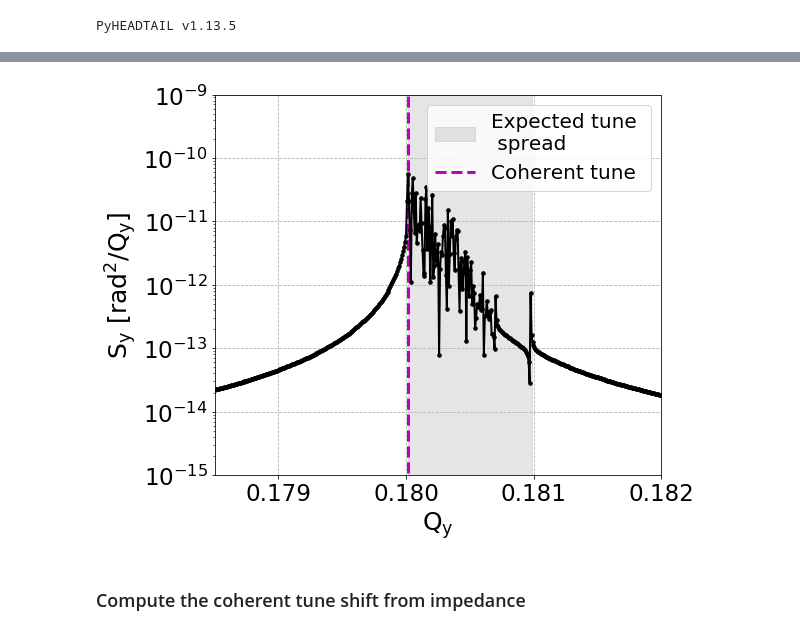
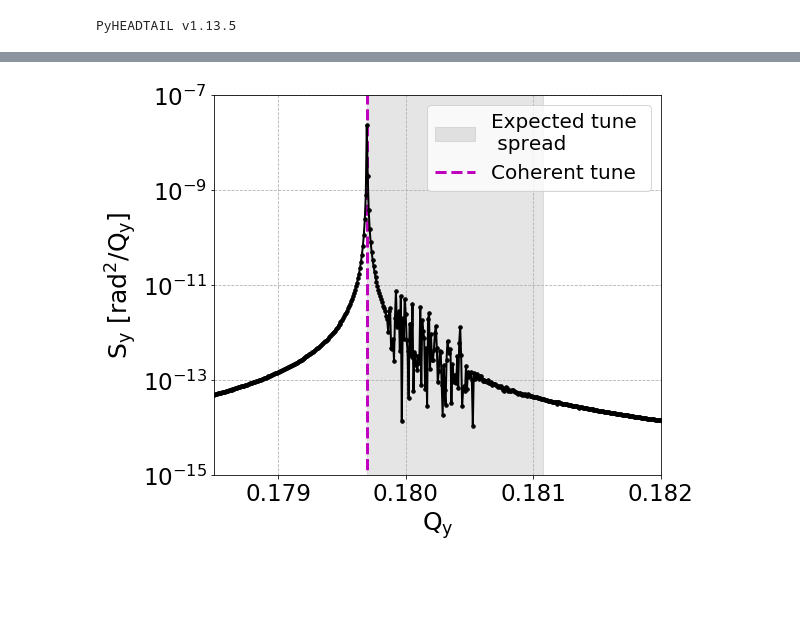
Before and after one commit to natriant/cc_rf_noise_pyheadtail, a Jupyter notebook: post_process_analysis/job007a_SchottkyNoiseAnalysis_onBunchCentroid-1study.ipynb, the cells around one changed output, grey strips where cells are left out. Drawn from its saved outputs; the diff is of its cells as text; code cells hidden in the pictures; blank space fills up the shorter version.

```diff
--- a/post_process_analysis/job007a_SchottkyNoiseAnalysis_onBunchCentroid-1study.ipynb
+++ b/post_process_analysis/job007a_SchottkyNoiseAnalysis_onBunchCentroid-1study.ipynb
@@ -220,31 +223,29 @@ rms expected DQy 8.123009531829234e-05
 # %%
 fig, ax = plt.subplots()
-ax.plot(np.fft.fftshift(freq)/frev, np.fft.fftshift(PSD_1),'.-', c='k')
+ax.plot(np.fft.fftshift(freq_psd)/frev, np.fft.fftshift(PSD_1),'.-', c='k')
 
-ax.vlines(freq_psd[tune_freq]/frev, 0, 1e-9, lw=3, ls='--', color='m', label='Coherent tune') # plot tune
+ax.vlines(freq_psd[tune_freq]/frev, 0, 1e-7, lw=3, ls='--', color='m', label='Coherent tune') # plot tune
 
 # add span FROM estimated coherent tune UP to maximum tune spread
 ax.axvspan(freq_psd[tune_freq]/frev , freq_psd[tune_freq]/frev+np.max(expected_DQ), alpha=0.2, color='grey', label='Expected tune \n spread')
 
 ax.set_xlim(0.1785,0.182)
-ax.set_ylim(1e-15, 1e-9)
+ax.set_ylim(1e-15, 1e-7)
 
 # styling
 ax.grid(linestyle='--')
 
 ax.set_yscale('log')
 
 ax.set_xlabel(r'$\mathrm{Q_y}$')
 ax.set_ylabel(r'$\mathrm{S_y \ [rad^2/Q_y]}$') # not entirely sure, discuss it with Hannes.
 ax.grid(linestyle='dashed')
 
 ax.legend(loc=1)
 
 
 savefig=False
 if savefig:
     plt.savefig(f'./output/psdVSexpectedDQy_{study_name}_log.png', bbox_inches='tight')
 # %% [output]
-[figure, old version]
+[figure, new version]
-# %% [markdown]
-### Compute the coherent tune shift from impedance
```
Also changed, not shown: parts of 21 cells of this notebook, 9 other files.
